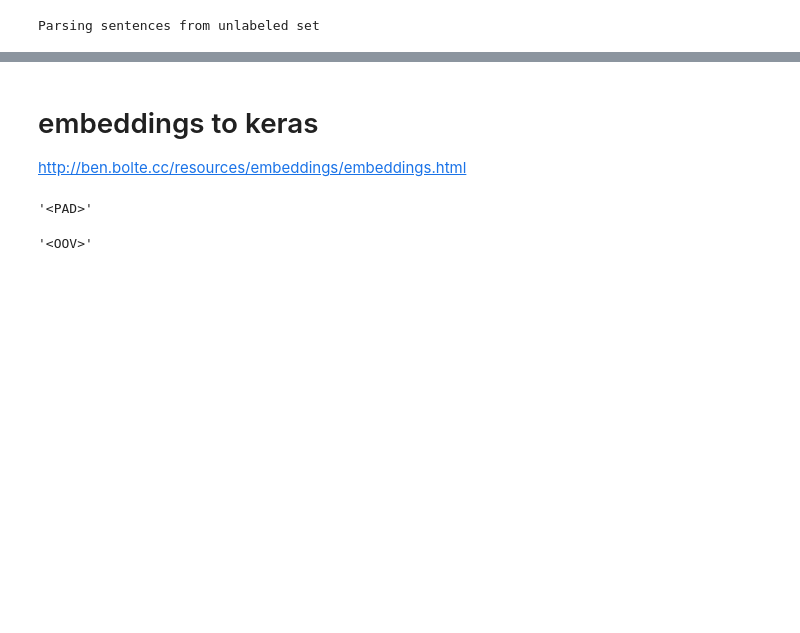
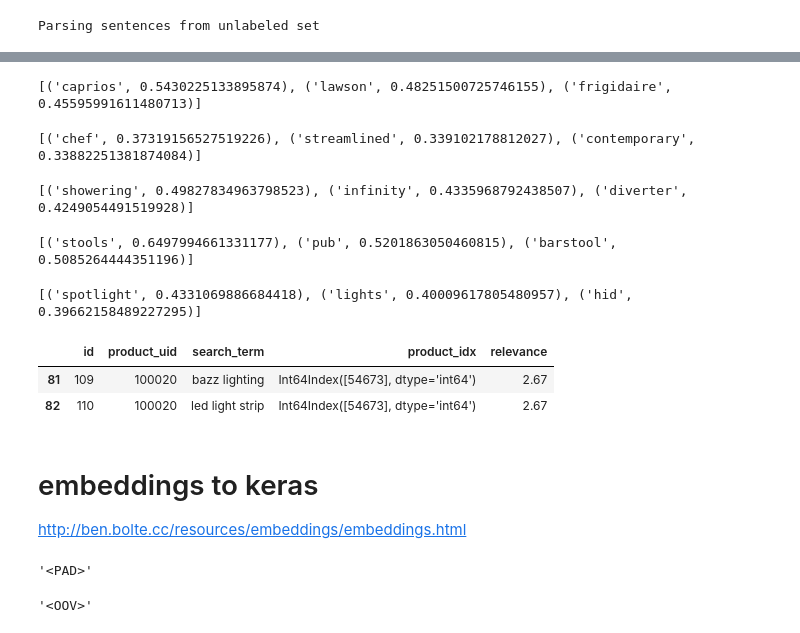
Before and after one commit to jax79sg/IRDM2017, a Jupyter notebook: python/CNN.ipynb, the cells around one changed output, grey strips where cells are left out. Drawn from its saved outputs; the diff is of its cells as text; code cells hidden in the pictures; blank space fills up the shorter version.

```diff
--- a/python/CNN.ipynb
+++ b/python/CNN.ipynb
@@ -388,3 +547,31 @@ print(word2vec_model.most_similar('wood', [], 3))
+# %%
+print(word2vec_model.most_similar('whirlpool', [], 3))
+# %% [output]
+[('caprios', 0.5430225133895874), ('lawson', 0.48251500725746155), ('frigidaire', 0.45595991611480713)]
+# %%
+print(word2vec_model.most_similar('kitchen', [], 3))
+# %% [output]
+[('chef', 0.37319156527519226), ('streamlined', 0.339102178812027), ('contemporary', 0.33882251381874084)]
+# %%
+print(word2vec_model.most_similar('shower', [], 3))
+# %% [output]
+[('showering', 0.49827834963798523), ('infinity', 0.4335968792438507), ('diverter', 0.4249054491519928)]
+# %%
+print(word2vec_model.most_similar('stool', [], 3))
+# %% [output]
+[('stools', 0.6497994661331177), ('pub', 0.5201863050460815), ('barstool', 0.5085264444351196)]
+# %%
+print(word2vec_model.most_similar('microwave', [], 3))
+# %% [output]
+[('spotlight', 0.4331069886684418), ('lights', 0.40009617805480957), ('hid', 0.39662158489227295)]
+# %%
+train_query_df[train_query_df['product_uid'] == 100020]
+test_public_df[test_public_df['product_uid'] == 100020]
+test_private_df[test_private_df['product_uid'] == 100020]
+# %% [output]
+|  | id | product_uid | search_term | product_idx | relevance |
+| 81 | 109 | 100020 | bazz lighting | Int64Index([54673], dtype='int64') | 2.67 |
+| 82 | 110 | 100020 | led light strip | Int64Index([54673], dtype='int64') | 2.67 |
 # %%
 # #w2v=Feature_Word2Vec(modelFilename=word2vec_model_path)#modelFilename=word2vec_model_path
 # w2v=Feature_Word2Vec()
```
Also changed, not shown: parts of 66 cells of this notebook, 2 other files.
